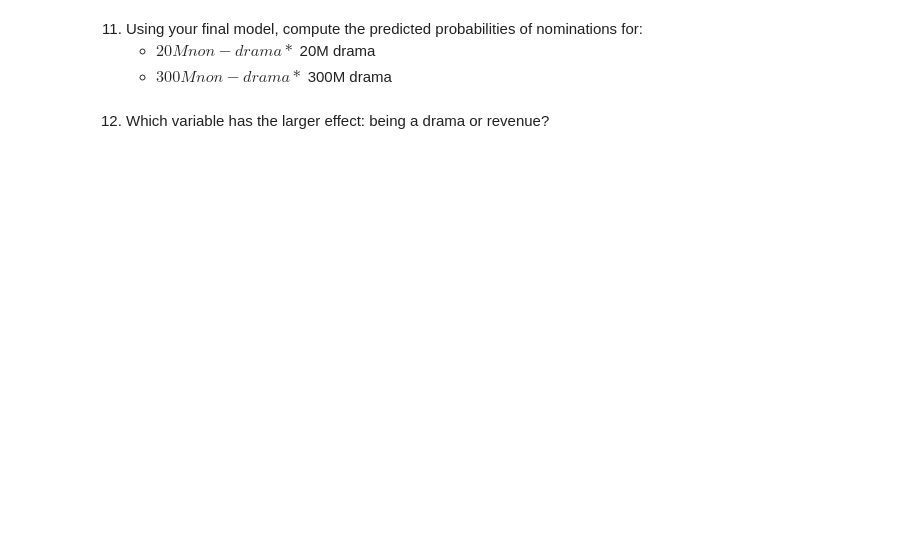
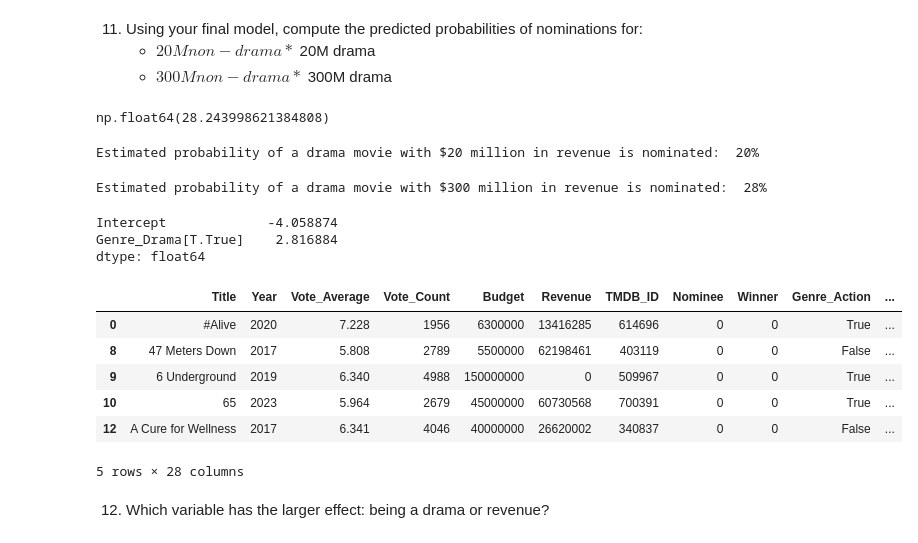
Before and after one commit to nss-data-science-cohort-9/logistic-regression-MCMajor, a Jupyter notebook: Logistic_Regresssion_MCMajor.ipynb, the cells around one changed output. Cells and saved outputs as stored; diff of their text form; code cells hidden in the pictures; blank space fills up the shorter version.

Commit message:
WIP still need to do non dramas

```diff
--- a/Logistic_Regresssion_MCMajor.ipynb
+++ b/Logistic_Regresssion_MCMajor.ipynb
@@ -151,5 +197,42 @@ Estimated probability of being nominated:  10%
     * $20M drama
     * $300M non-drama
     * $300M drama
+# %%
+np.exp(Nominated_Rev_Drama.params['Genre_Drama[T.True]'])
+# %% [output]
+np.float64(28.243998621384808)
+# %%
+Rev = 20000000
+
+Logit_20M = Nominated_Rev_Drama.params['Intercept'] + Nominated_Rev_Drama.params['Genre_Drama[T.True]'] + Nominated_Rev_Drama.params['Revenue']*Rev
+
+print(f'Estimated probability of a drama movie with $20 million in revenue is nominated: {logistic(Logit_20M): .0%}')
+# %% [output]
+Estimated probability of a drama movie with $20 million in revenue is nominated:  20%
+# %%
+Rev = 300000000
+
+Logit_300M = Nominated_Rev_Drama.params['Intercept'] + Nominated_Rev_Drama.params['Genre_Drama[T.True]'] + Nominated_Rev_Drama.params['Revenue']*Rev
+
+print(f'Estimated probability of a drama movie with $300 million in revenue is nominated: {logistic(Logit_300M): .0%}')
+# %% [output]
+Estimated probability of a drama movie with $300 million in revenue is nominated:  28%
+# %%
+Drama_Nominee.params
+# %% [output]
+Intercept             -4.058874
+Genre_Drama[T.True]    2.816884
+dtype: float64
+# %%
+Non_Drama = Movies[Movies['Genre_Drama'] == False]
+Non_Drama.head()
+# %% [output]
+|  | Title | Year | Vote_Average | Vote_Count | Budget | Revenue | TMDB_ID | Nominee | Winner | Genre_Action | ... |
+| 0 | #Alive | 2020 | 7.228 | 1956 | 6300000 | 13416285 | 614696 | 0 | 0 | True | ... |
+| 8 | 47 Meters Down | 2017 | 5.808 | 2789 | 5500000 | 62198461 | 403119 | 0 | 0 | False | ... |
+| 9 | 6 Underground | 2019 | 6.340 | 4988 | 150000000 | 0 | 509967 | 0 | 0 | True | ... |
+| 10 | 65 | 2023 | 5.964 | 2679 | 45000000 | 60730568 | 700391 | 0 | 0 | True | ... |
+| 12 | A Cure for Wellness | 2017 | 6.341 | 4046 | 40000000 | 26620002 | 340837 | 0 | 0 | False | ... |
+5 rows × 28 columns
 # %% [markdown]
 12. Which variable has the larger effect: being a drama or revenue?
```
Also changed, not shown: parts of 9 cells of this notebook.
